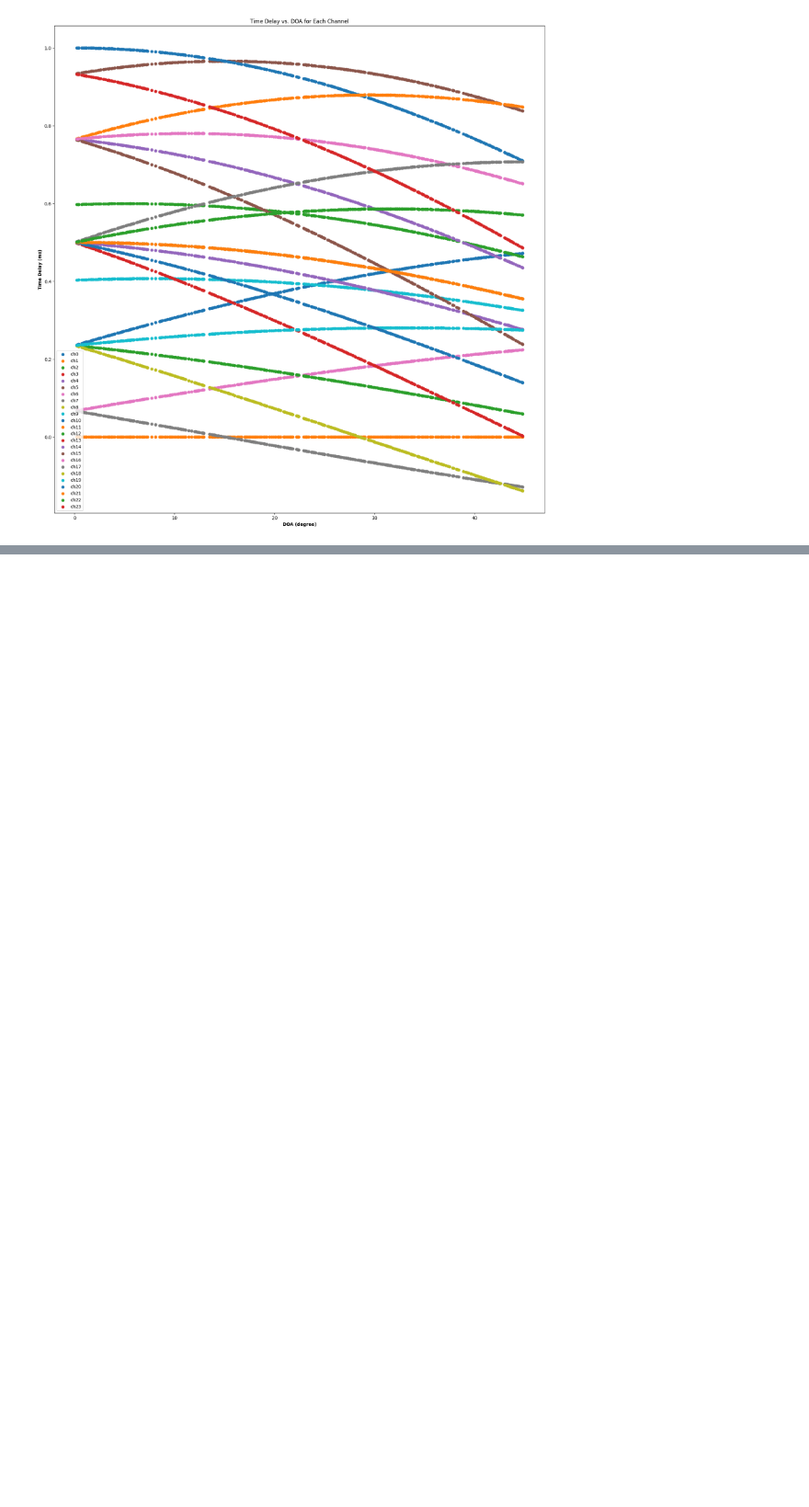
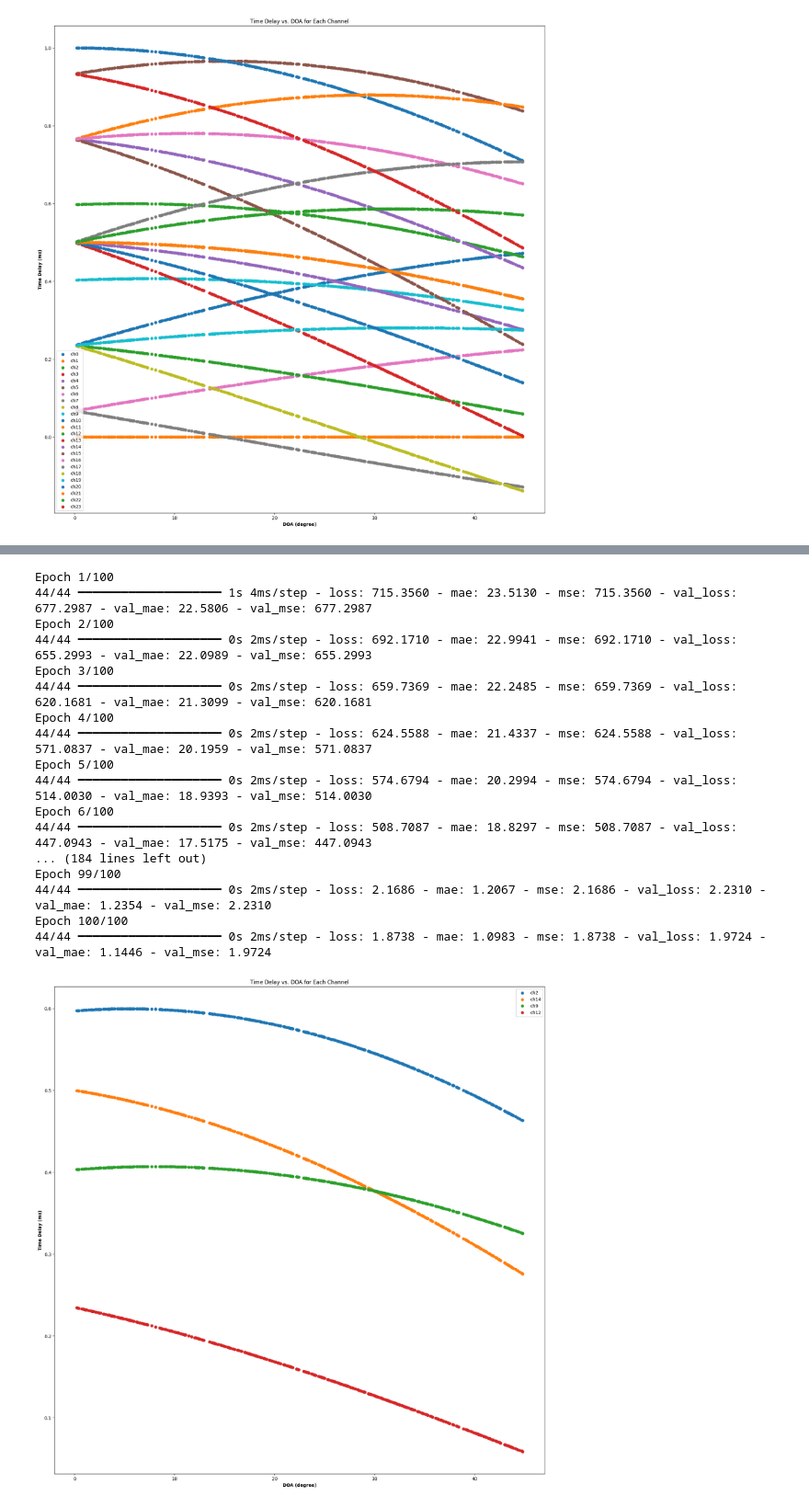
Before and after one commit to nhatvan2231/AA_DOA, a Jupyter notebook: src/python/building_model.ipynb, the cells around one changed output, grey strips where cells are left out. Shown at 92% size. Saved outputs shown, nothing was run; the diff lists cells and outputs as text; code cells hidden in the pictures; blank space fills up the shorter version.

```diff
--- a/src/python/building_model.ipynb
+++ b/src/python/building_model.ipynb
@@ -80,9 +102,28 @@ for channels in list_channels:
 # %%
-channel_id = [9,18,20,8]
+channel_id = [2,14,9,12]
 dataset = DataSetPacker(inputs, labels, channel_id)
 dataset.plot()
 train_dataset, val_dataset, test_dataset = dataset.split()
 model = MyModel(np.shape(channel_id))
 model.compile(optimizer='adam', loss='mse', metrics=['mse','mae'])
 losses = model.fit(train_dataset.batch(8), epochs=100, validation_data = val_dataset.batch(8))
+# %% [output]
+Epoch 1/100
+44/44 ━━━━━━━━━━━━━━━━━━━━ 1s 4ms/step - loss: 715.3560 - mae: 23.5130 - mse: 715.3560 - val_loss: 677.2987 - val_mae: 22.5806 - val_mse: 677.2987
+Epoch 2/100
+44/44 ━━━━━━━━━━━━━━━━━━━━ 0s 2ms/step - loss: 692.1710 - mae: 22.9941 - mse: 692.1710 - val_loss: 655.2993 - val_mae: 22.0989 - val_mse: 655.2993
+Epoch 3/100
+44/44 ━━━━━━━━━━━━━━━━━━━━ 0s 2ms/step - loss: 659.7369 - mae: 22.2485 - mse: 659.7369 - val_loss: 620.1681 - val_mae: 21.3099 - val_mse: 620.1681
+Epoch 4/100
+44/44 ━━━━━━━━━━━━━━━━━━━━ 0s 2ms/step - loss: 624.5588 - mae: 21.4337 - mse: 624.5588 - val_loss: 571.0837 - val_mae: 20.1959 - val_mse: 571.0837
+Epoch 5/100
+44/44 ━━━━━━━━━━━━━━━━━━━━ 0s 2ms/step - loss: 574.6794 - mae: 20.2994 - mse: 574.6794 - val_loss: 514.0030 - val_mae: 18.9393 - val_mse: 514.0030
+Epoch 6/100
+44/44 ━━━━━━━━━━━━━━━━━━━━ 0s 2ms/step - loss: 508.7087 - mae: 18.8297 - mse: 508.7087 - val_loss: 447.0943 - val_mae: 17.5175 - val_mse: 447.0943
+... (184 lines left out)
+Epoch 99/100
+44/44 ━━━━━━━━━━━━━━━━━━━━ 0s 2ms/step - loss: 2.1686 - mae: 1.2067 - mse: 2.1686 - val_loss: 2.2310 - val_mae: 1.2354 - val_mse: 2.2310
+Epoch 100/100
+44/44 ━━━━━━━━━━━━━━━━━━━━ 0s 2ms/step - loss: 1.8738 - mae: 1.0983 - mse: 1.8738 - val_loss: 1.9724 - val_mae: 1.1446 - val_mse: 1.9724
+[figure, added]
 # %%
```
Also changed, not shown: parts of 4 cells of this notebook, 1 other file.
